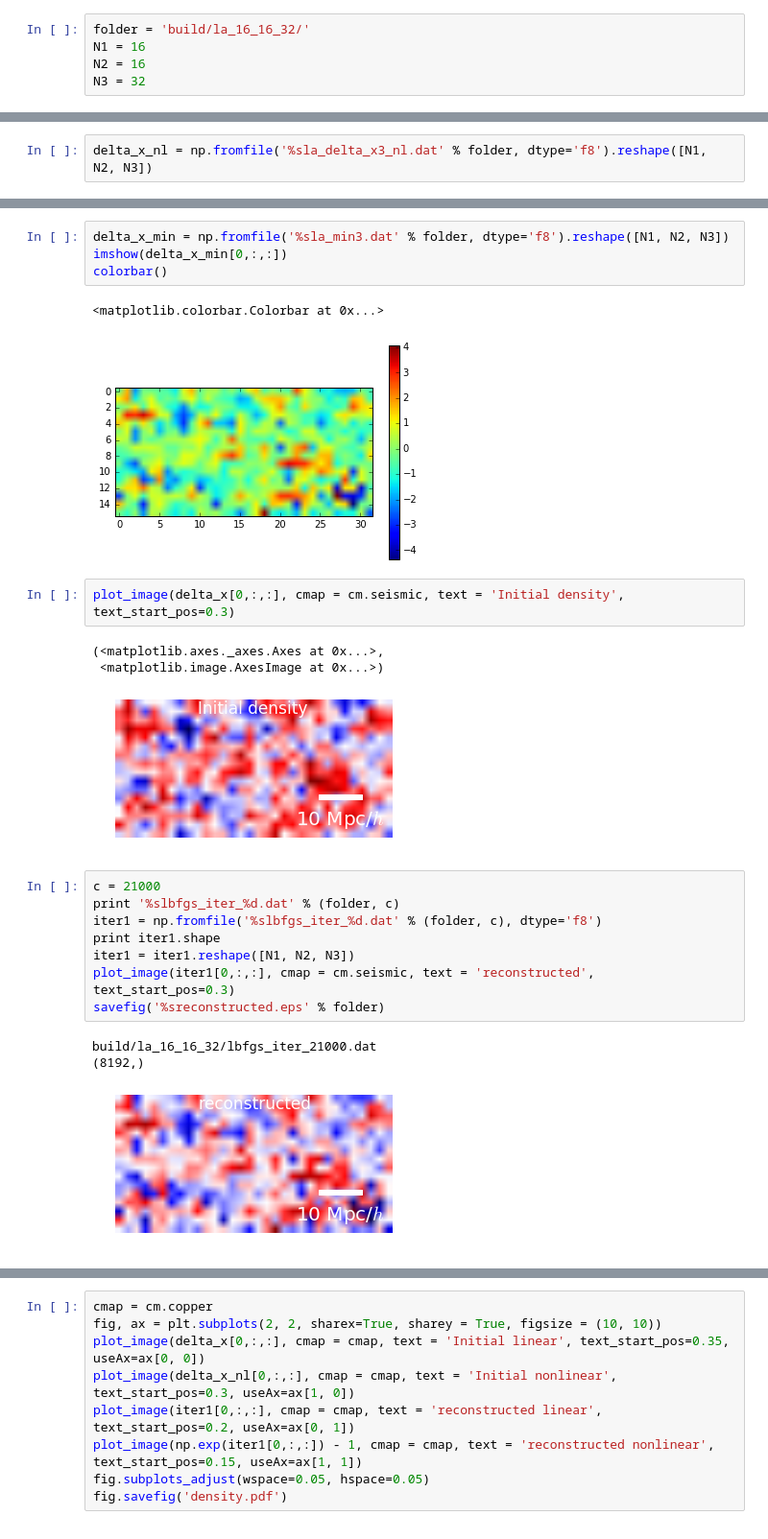
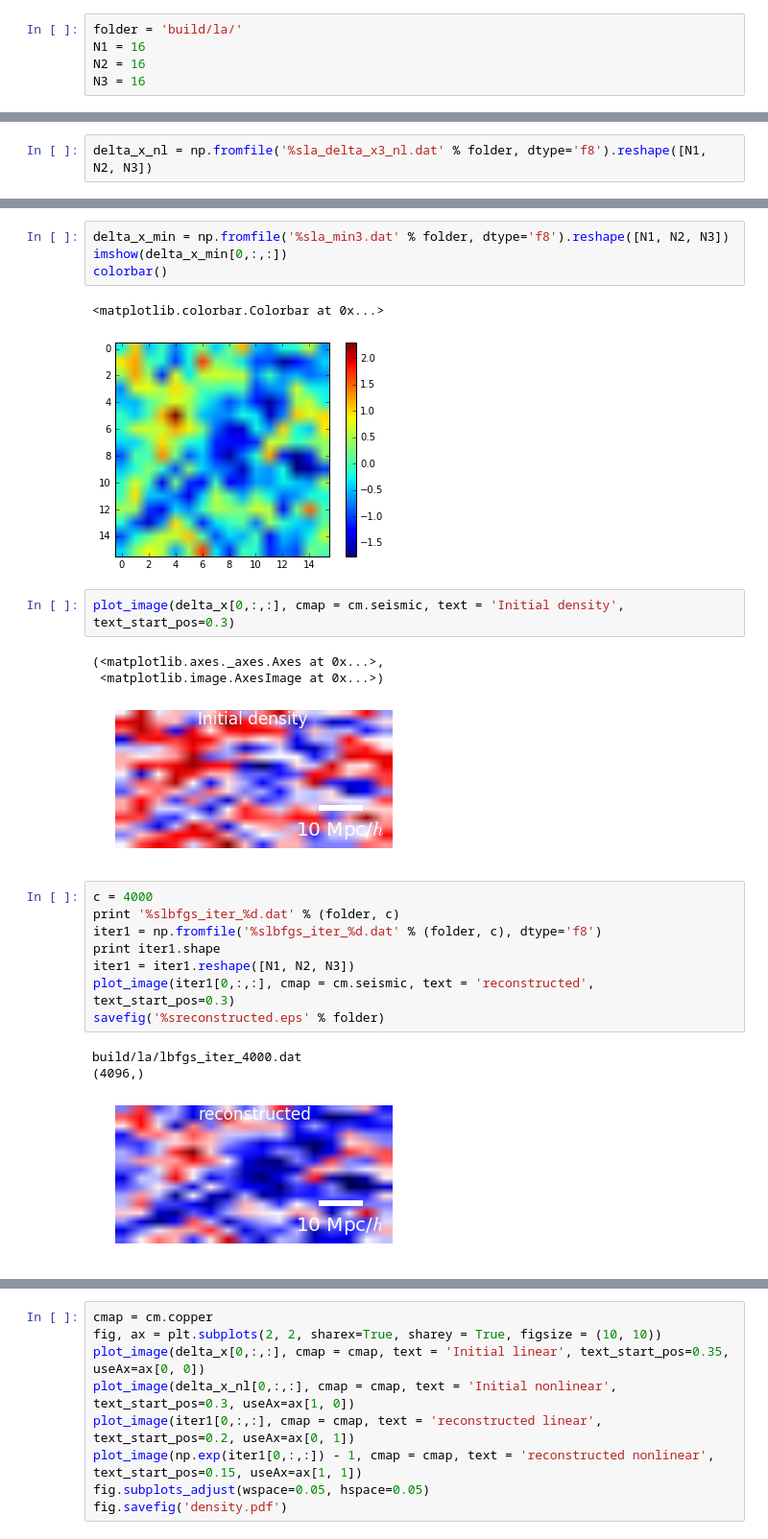
Before and after one commit to bhorowitz/weak_lensing, a Jupyter notebook: lbfgs_3d.ipynb, the cells around one changed output, grey strips where cells are left out. Shown at 96% size. Cells and saved outputs as stored; diff of their text form.

```diff
--- a/lbfgs_3d.ipynb
+++ b/lbfgs_3d.ipynb
@@ -3,10 +3,10 @@
 # %% [output]
 Populating the interactive namespace from numpy and matplotlib
 # %%
-folder = 'build/la_16_16_32/'
+folder = 'build/la/'
 N1 = 16
 N2 = 16
-N3 = 32
+N3 = 16
 # %%
 delta_x = np.fromfile('%sla_delta_x3.dat' % folder, dtype='f8')
 delta_x = delta_x.reshape([N1, N2, N3])
@@ -103,25 +103,25 @@ imshow(delta_x_min[0,:,:])
 colorbar()
 # %% [output]
 <matplotlib.colorbar.Colorbar at 0x...>
-[figure, old version]
+[figure, new version]
 # %%
 plot_image(delta_x[0,:,:], cmap = cm.seismic, text = 'Initial density', text_start_pos=0.3)
 # %% [output]
 (<matplotlib.axes._axes.Axes at 0x...>,
  <matplotlib.image.AxesImage at 0x...>)
-[figure, old version]
+[figure, new version]
 # %%
-c = 21000
+c = 4000
 print '%slbfgs_iter_%d.dat' % (folder, c)
 iter1 = np.fromfile('%slbfgs_iter_%d.dat' % (folder, c), dtype='f8')
 print iter1.shape
 iter1 = iter1.reshape([N1, N2, N3])
 plot_image(iter1[0,:,:], cmap = cm.seismic, text = 'reconstructed', text_start_pos=0.3)
 savefig('%sreconstructed.eps' % folder)
 # %% [output]
-build/la_16_16_32/lbfgs_iter_21000.dat
-(8192,)
+build/la/lbfgs_iter_4000.dat
+(4096,)
-[figure, old version]
+[figure, new version]
 # %%
 from matplotlib import animation
 import os.path
```
Also changed, not shown: parts of 8 cells of this notebook, 7 other files.
